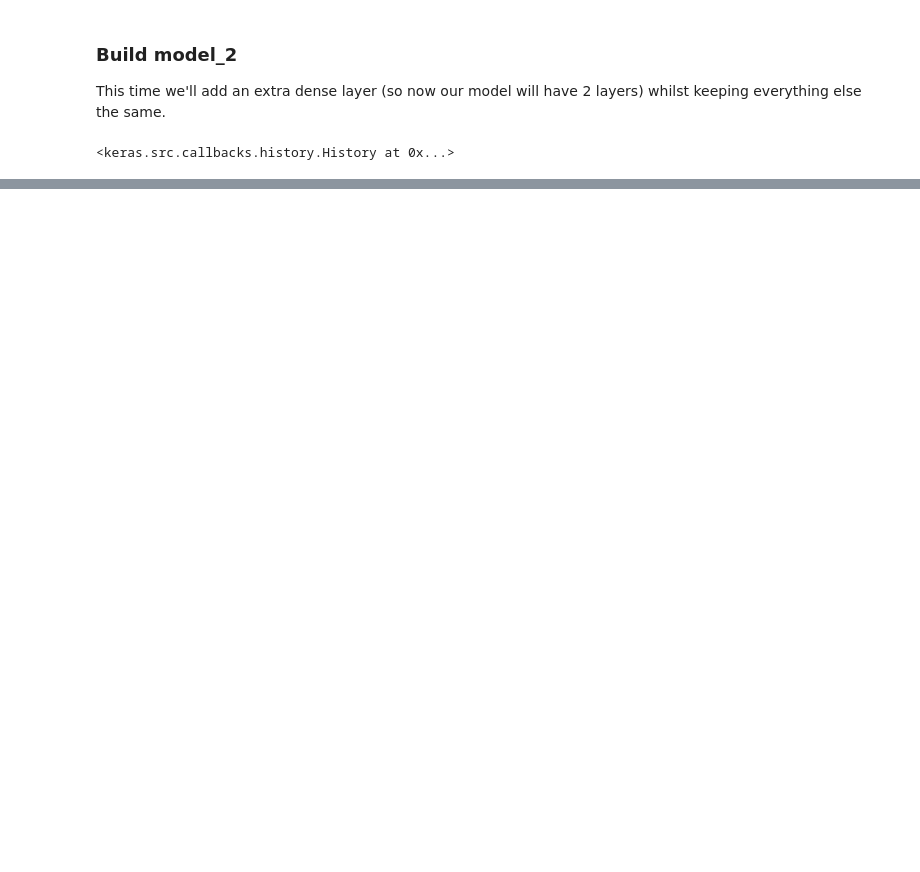
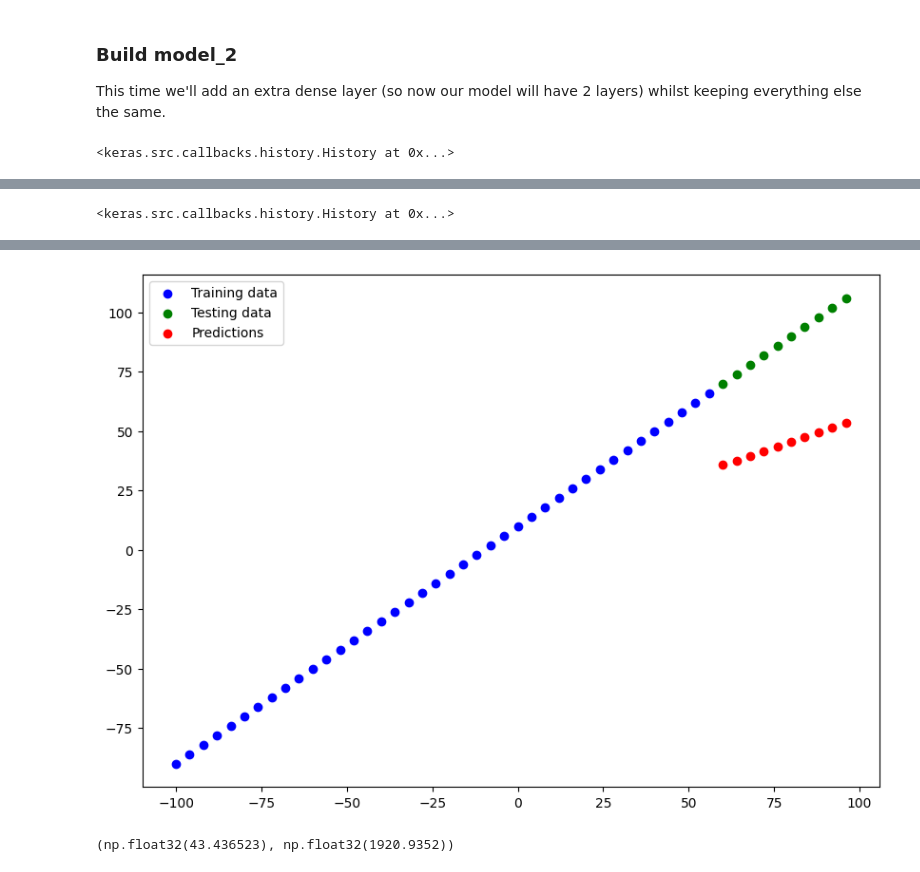
Before and after one commit to Ifeoluwakareem/IFEOLUWA_ML, a Jupyter notebook: Python_basics_01/tensors_fundamental/Neural_Network_Regression_with_TensorFlow.ipynb, the cells around one changed output, grey strips where cells are left out. Cells and saved outputs as stored; diff of their text form; code cells hidden in the pictures; blank space fills up the shorter version.

```diff
--- a/Python_basics_01/tensors_fundamental/Neural_Network_Regression_with_TensorFlow.ipynb
+++ b/Python_basics_01/tensors_fundamental/Neural_Network_Regression_with_TensorFlow.ipynb
@@ -658,0 +669,28 @@ mae_2, mse_2
+# %%
+# Set random seed
+tf.random.set_seed(42)
+
+# Replicate model_2
+model_3 = tf.keras.Sequential([
+  tf.keras.layers.Dense(1),
+  tf.keras.layers.Dense(1)
+])
+
+# Compile the model
+model_3.compile(loss=tf.keras.losses.mae,
+                optimizer=tf.keras.optimizers.SGD(),
+                metrics=['mae'])
+
+# Fit the model (this time for 500 epochs, not 100)
+model_3.fit(tf.expand_dims(X_train, axis=-1), y_train, epochs=500, verbose=0) # set verbose to 0 for less output
+# %% [output]
+<keras.src.callbacks.history.History at 0x...>
+# %%
+# Make and plot predictions for model_3
+y_preds_3 = model_3.predict(X_test)
+plot_predictions(predictions=y_preds_3)
+
+# Strange, we trained for longer but our model performed worse?
+
+# As it turns out, our model might've trained too long and has thus resulted in worse results (we'll see ways to prevent training for too long later on)._
+# %% [output]
@@ -658,0 +699,8 @@ mae_2, mse_2
+[figure, added]
+# %%
+# Calculate model_3 metrics
+mae_3 = tf.keras.losses.MeanAbsoluteError()(y_test, y_preds_3.squeeze()).numpy()
+mse_3 = tf.keras.losses.MeanSquaredError()(y_test, y_preds_3.squeeze()).numpy()
+mae_3, mse_3
+# %% [output]
+(np.float32(43.436523), np.float32(1920.9352))
```
Also changed, not shown: parts of 27 cells of this notebook.
